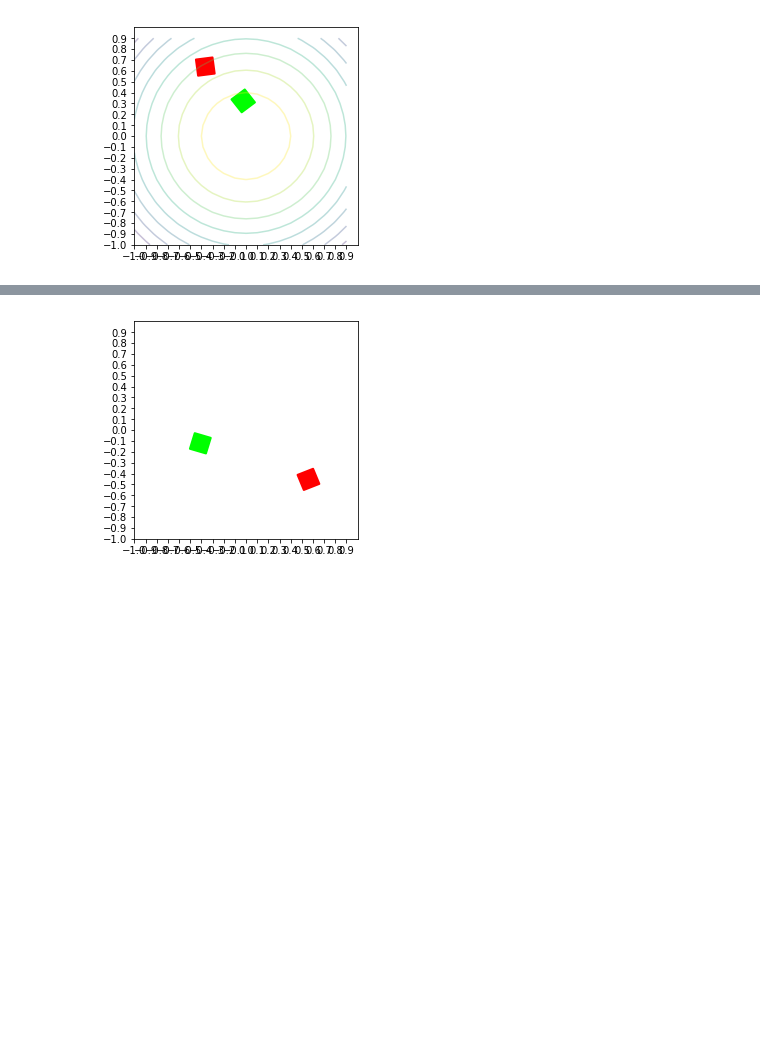
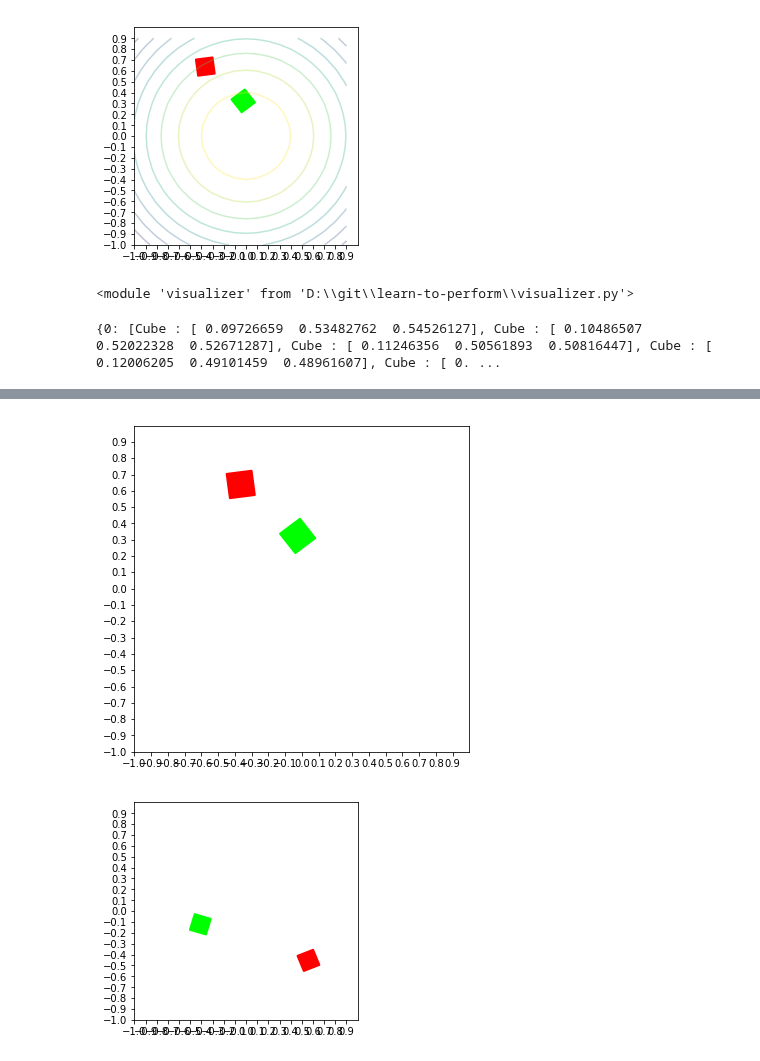
Before and after one commit to tuandnvn/learn-to-perform, a Jupyter notebook: notebooks/test_action_learner_search.ipynb, the cells around one changed output, grey strips where cells are left out. Cells and saved outputs as stored; diff of their text form; code cells hidden in the pictures; blank space fills up the shorter version.

```diff
--- a/notebooks/test_action_learner_search.ipynb
+++ b/notebooks/test_action_learner_search.ipynb
@@ -227,3 +227,16 @@ Progress = 0.77; reward = 0.22
  [ 0.   1.   1.   0.  -1.   0.  -0.5]]
 Progress = 0.89; reward = 0.12
 [figure]
+# %%
+import visualizer
+from utils import SESSION_NAME, SESSION_OBJECTS, SESSION_EVENTS, SESSION_LEN, SESSION_OBJ_2D, START, END
+reload(visualizer)
+# %% [output]
+<module 'visualizer' from 'D:\\git\\learn-to-perform\\visualizer.py'>
+# %%
+session = explorations[0].capture_last(90)
+print (session[SESSION_OBJ_2D])
+# visualizer.animate (session, 0, 20 , name = "around1.mp4'")
+visualizer.animate(session , 0, 90, name = "slide_around_1.mp4", min_x = -1, max_x = 1, min_y =  -1, max_y = 1,  )
+# %% [output]
+{0: [Cube : [ 0.09726659  0.53482762  0.54526127], Cube : [ 0.10486507  0.52022328  0.52671287], Cube : [ 0.11246356  0.50561893  0.50816447], Cube : [ 0.12006205  0.49101459  0.48961607], Cube : [ 0. ...
@@ -230,3 +244,4 @@ Progress = 0.89; reward = 0.12
+[figure, added]
 # %%
 a = block_movement_env.BlockMovementEnv(c, p.speed, progress_estimator = progress_estimator, session = sess)
 # %%
```
Also changed, not shown: parts of 6 cells of this notebook, 17 other files.
